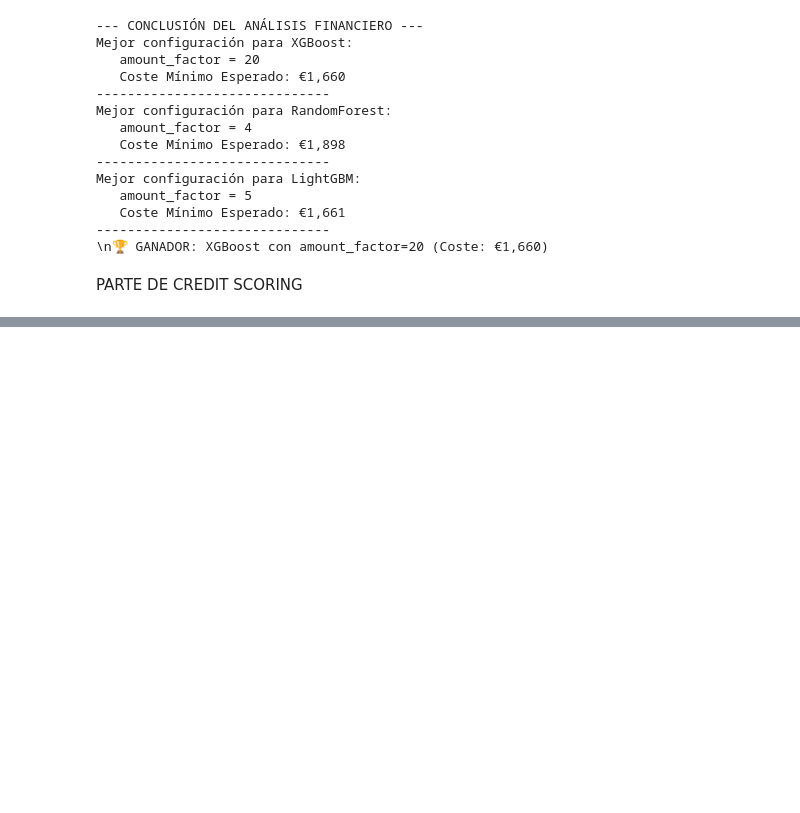
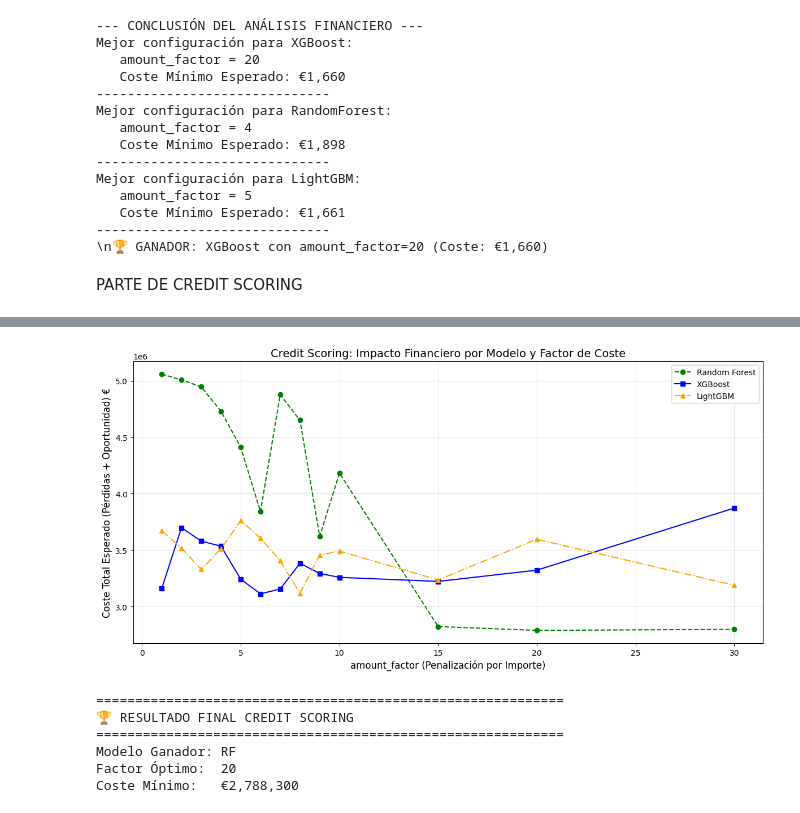
Before and after one commit to AlejandroJB18/tfg_info_deteccion_fraude, a Jupyter notebook: notebooks/analisis_financiero.ipynb, the cells around one changed output, grey strips where cells are left out. Saved outputs shown, nothing was run; the diff lists cells and outputs as text; code cells hidden in the pictures; blank space fills up the shorter version.

Commit message:
credit scoring

```diff
--- a/notebooks/analisis_financiero.ipynb
+++ b/notebooks/analisis_financiero.ipynb
@@ -323,0 +288,10 @@ Datos Credit Scoring preparados. Train shape: (105000, 10)
+# %%
+# ==========================================
+# PARTE 2: CREDIT SCORING (Give Me Some Credit)
+# ==========================================
+
+from src.load_data import load_credit_scoring_data
+
+# 1. Cargar y Preparar Datos
+print("\n--- CARGANDO DATOS DE CREDIT SCORING ---")
+df_cs, X_cs, y_cs = load_credit_scoring_data('../data/cs-training.csv')
@@ -323,0 +303,10 @@ Datos Credit Scoring preparados. Train shape: (105000, 10)
+# %%
+# 2. Separar Train/Test (Importante: Stratify)
+# División 80/20 estratificada
+X_train_cs, X_test_cs, y_train_cs, y_test_cs = train_test_split(
+    X_cs, y_cs, test_size=0.2, stratify=y_cs, random_state=42
+)
+
+# Extraer 'Amount' (Exposición estimada) para los pesos
+amount_train_cs = X_train_cs['Amount']
+amount_test_cs = X_test_cs['Amount']
@@ -323,0 +376,45 @@ Datos Credit Scoring preparados. Train shape: (105000, 10)
+# %%
+# 3. Gráfica Comparativa
+plt.figure(figsize=(12, 6))
+plt.plot(cs_factors, results_cs['rf'], 'o--', label='Random Forest', color='green')
+plt.plot(cs_factors, results_cs['xgb'], 's-', label='XGBoost', color='blue')
+plt.plot(cs_factors, results_cs['lgbm'], '^-.', label='LightGBM', color='orange')
+
+plt.title('Credit Scoring: Impacto Financiero por Modelo y Factor de Coste', fontsize=14)
+plt.xlabel('amount_factor (Penalización por Importe)', fontsize=12)
+plt.ylabel('Coste Total Esperado (Pérdidas + Oportunidad) €', fontsize=12)
+plt.legend()
+plt.grid(True, alpha=0.3)
+plt.tight_layout()
+plt.savefig('../results/comparativa_costes_credit_scoring.png') # Guardamos la gráfica
+plt.show()
+# %% [output]
+[figure, added]
+# %%
+# 4. Selección del Ganador Absoluto
+min_costs = {
+    'rf': min(results_cs['rf']),
+    'xgb': min(results_cs['xgb']),
+    'lgbm': min(results_cs['lgbm'])
+}
+
+best_model_name = min(min_costs, key=min_costs.get)
+best_cost_val = min_costs[best_model_name]
+
+# Encontrar el factor óptimo para ese modelo ganador
+best_idx = np.argmin(results_cs[best_model_name])
+best_factor_cs = cs_factors[best_idx]
+
+print("\n" + "="*60)
+print("🏆 RESULTADO FINAL CREDIT SCORING")
+print("="*60)
+print(f"Modelo Ganador: {best_model_name.upper()}")
+print(f"Factor Óptimo:  {best_factor_cs}")
+print(f"Coste Mínimo:   €{best_cost_val:,.0f}")
+# %% [output]
+============================================================
+🏆 RESULTADO FINAL CREDIT SCORING
+============================================================
+Modelo Ganador: RF
+Factor Óptimo:  20
+Coste Mínimo:   €2,788,300
```
Also changed, not shown: parts of 4 cells of this notebook, 8 other files.
